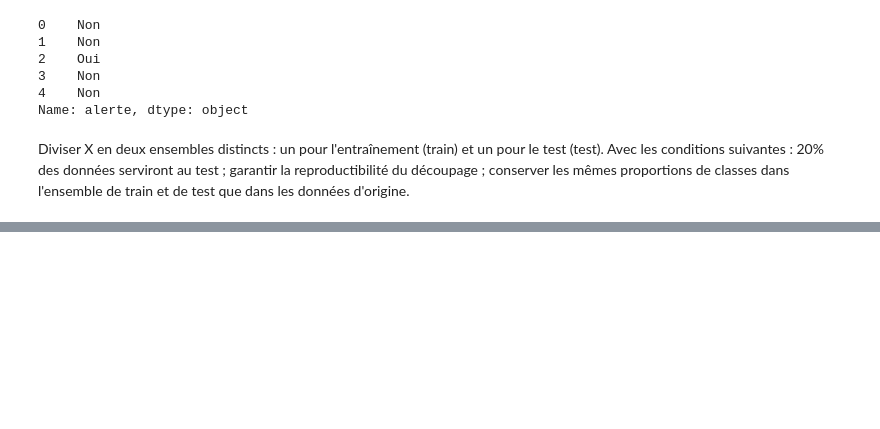
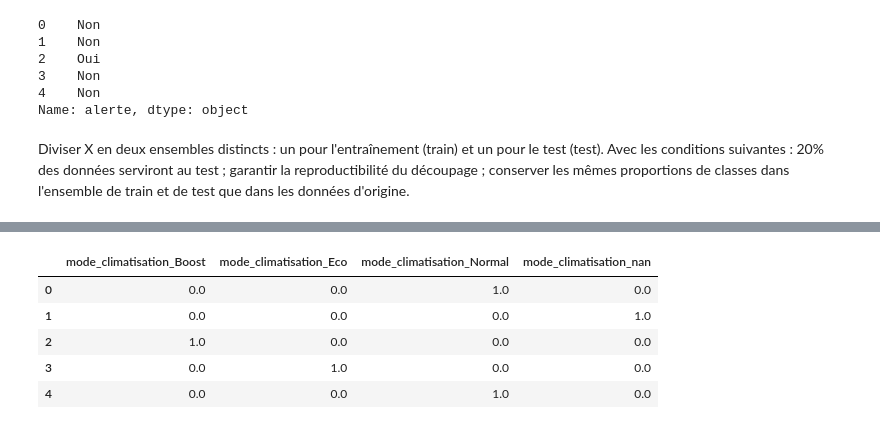
Before and after one commit to fatoufall737/atelier_prepa_donnees_tab, a Jupyter notebook: notebooks/atelier_prepa_donnees_tab.ipynb, the cells around one changed output, grey strips where cells are left out. Saved outputs shown, nothing was run; the diff lists cells and outputs as text; code cells hidden in the pictures; blank space fills up the shorter version.

```diff
--- a/notebooks/atelier_prepa_donnees_tab.ipynb
+++ b/notebooks/atelier_prepa_donnees_tab.ipynb
@@ -550,0 +574,15 @@ print(y_test.value_counts(normalize=True).round(3))
+# %%
+# Demonstration de l'encodage One-Hot sur une variable, ici mode_climatisation
+variables_categorielles_X = ["batiment", "type_batiment", "zone", "mode_climatisation", "etat_systeme", "jour_semaine"]
+variables_numeriques_X = ["temperature", "humidite", "co2", "occupation", "consommation_kwh"]
+
+ohe_demo = OneHotEncoder(handle_unknown="ignore", sparse_output=False)
+apercu_encodage = ohe_demo.fit_transform(X_train[["mode_climatisation"]].astype(str))
+pd.DataFrame(apercu_encodage, columns=ohe_demo.get_feature_names_out(["mode_climatisation"])).head()
+# %% [output]
+|  | mode_climatisation_Boost | mode_climatisation_Eco | mode_climatisation_Normal | mode_climatisation_nan |
+| 0 | 0.0 | 0.0 | 1.0 | 0.0 |
+| 1 | 0.0 | 0.0 | 0.0 | 1.0 |
+| 2 | 1.0 | 0.0 | 0.0 | 0.0 |
+| 3 | 0.0 | 1.0 | 0.0 | 0.0 |
+| 4 | 0.0 | 0.0 | 1.0 | 0.0 |
```
Also changed, not shown: parts of 2 cells of this notebook.
